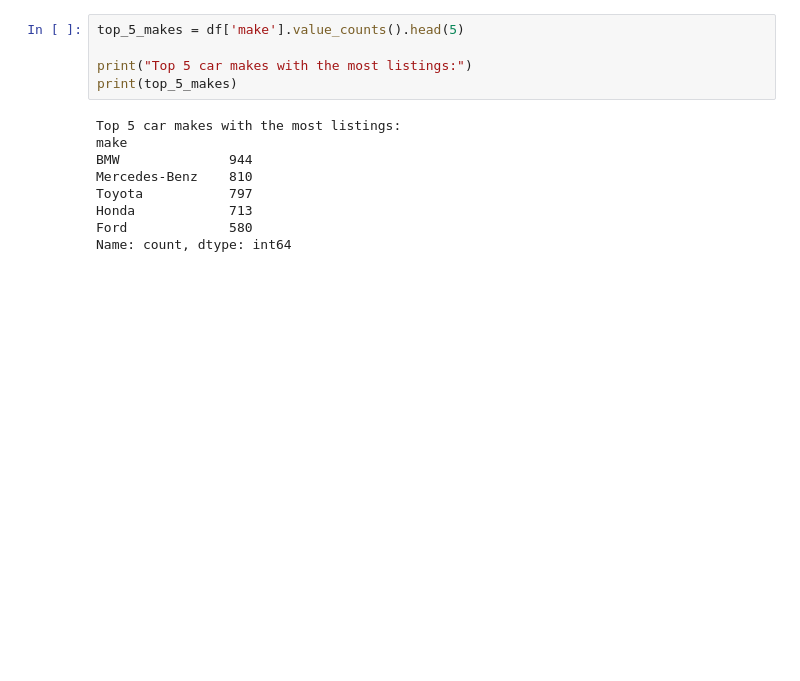
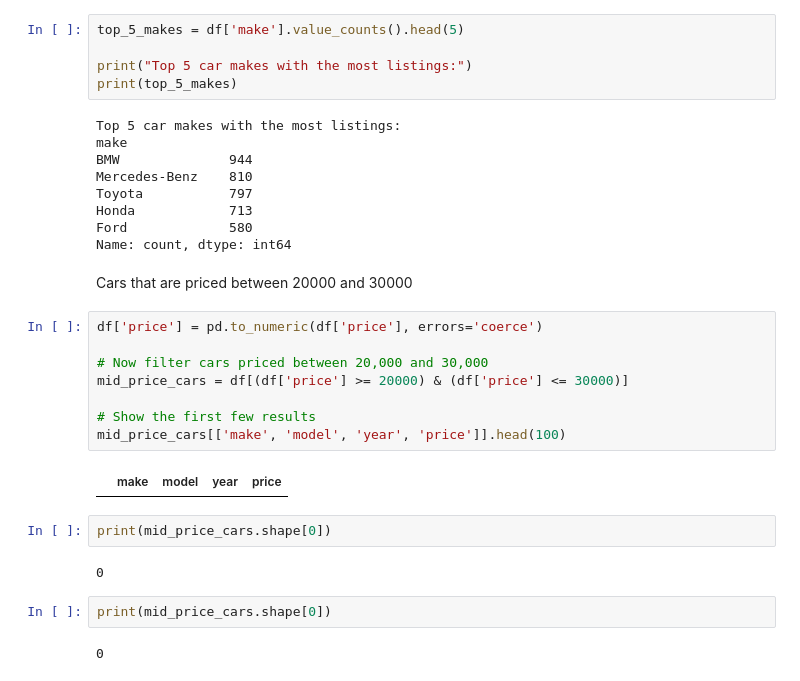
Before and after one commit to mceballos92/Online-Car-Sale-Analysis, a Jupyter notebook: Dealer with the most lisitng and cheapest car by dealership.ipynb, the cells around one changed output. Cells and saved outputs as stored; diff of their text form; blank space fills up the shorter version.

```diff
--- a/Dealer with the most lisitng and cheapest car by dealership.ipynb
+++ b/Dealer with the most lisitng and cheapest car by dealership.ipynb
@@ -104,3 +104,23 @@ Toyota           797
 Honda            713
 Ford             580
 Name: count, dtype: int64
+# %% [markdown]
+Cars that are priced between 20000 and 30000
+# %%
+df['price'] = pd.to_numeric(df['price'], errors='coerce')
+
+# Now filter cars priced between 20,000 and 30,000
+mid_price_cars = df[(df['price'] >= 20000) & (df['price'] <= 30000)]
+
+# Show the first few results
+mid_price_cars[['make', 'model', 'year', 'price']].head(100)
+# %% [output]
+|  | make | model | year | price |
+# %%
+print(mid_price_cars.shape[0])
+# %% [output]
+0
+# %%
+print(mid_price_cars.shape[0])
+# %% [output]
+0
```
Also changed, not shown: parts of 8 cells of this notebook, 1 other file.
